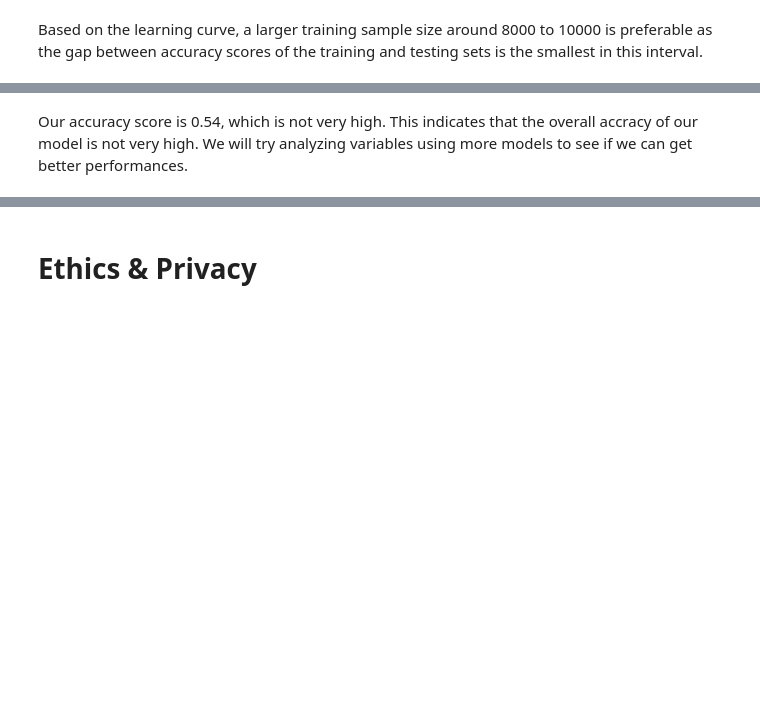
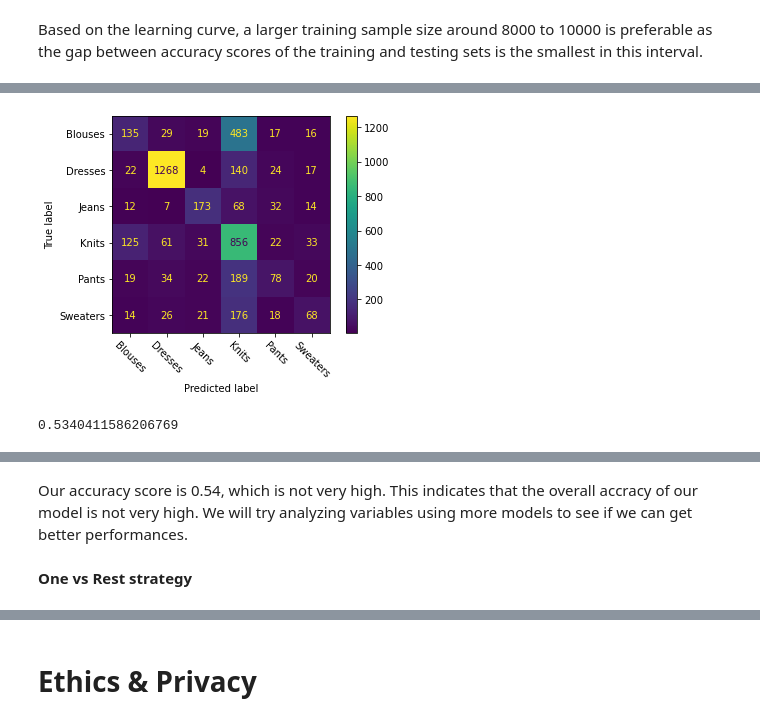
Before and after one commit to mf02511/AmazonReview-Classification, a Jupyter notebook: CheckpointGroup027-Wi23.ipynb, the cells around one changed output, grey strips where cells are left out. Saved outputs shown, nothing was run; the diff lists cells and outputs as text; code cells hidden in the pictures; blank space fills up the shorter version.

```diff
--- a/CheckpointGroup027-Wi23.ipynb
+++ b/CheckpointGroup027-Wi23.ipynb
@@ -438,3 +454,34 @@ disp.plot()
+# %%
+plot_confusion_matrix(gscv.best_estimator_, X_test, y_test)
+plt.xticks(rotation = -45);
+# %% [output]
+[figure, added]
+# %%
+def multi_class_precision_macro(y_true, y_pred):
+    """This function computes precision for multiclass problems
+    """
+    precision_scores = []
+    if not isinstance(y_true, np.ndarray):
+        y_true = y_true.values
+
+    unique_labels = np.unique(y_true)
+
+    for label in unique_labels:
+        tp = 0
+        fp = 0
+        for index, pred in enumerate(y_pred):
+            if pred == label and y_true[index] == label:
+                tp += 1
+            elif pred==label:
+                fp += 1
+        precision_scores.append(tp / (tp+fp))
+
+    # this is unweighted average
+    return np.average(precision_scores)
+
+multi_class_precision_macro(y_test, gscv.predict(X_test))
+# %% [output]
+0.5340411586206769
 # %%
 # Testing SVC to look at confusion matrix too
 # Uncomment to look at results
@@ -473,3 +522,5 @@ Weighted F1-score: 0.44
 weighted avg       0.66      0.54      0.44      4293
 # %% [markdown]
 Our accuracy score is 0.54, which is not very high. This indicates that the overall accracy of our model is not very high. We will try analyzing variables using more models to see if we can get better performances.
+# %% [markdown]
+**One vs Rest strategy**
```
Also changed, not shown: parts of 11 cells of this notebook.
